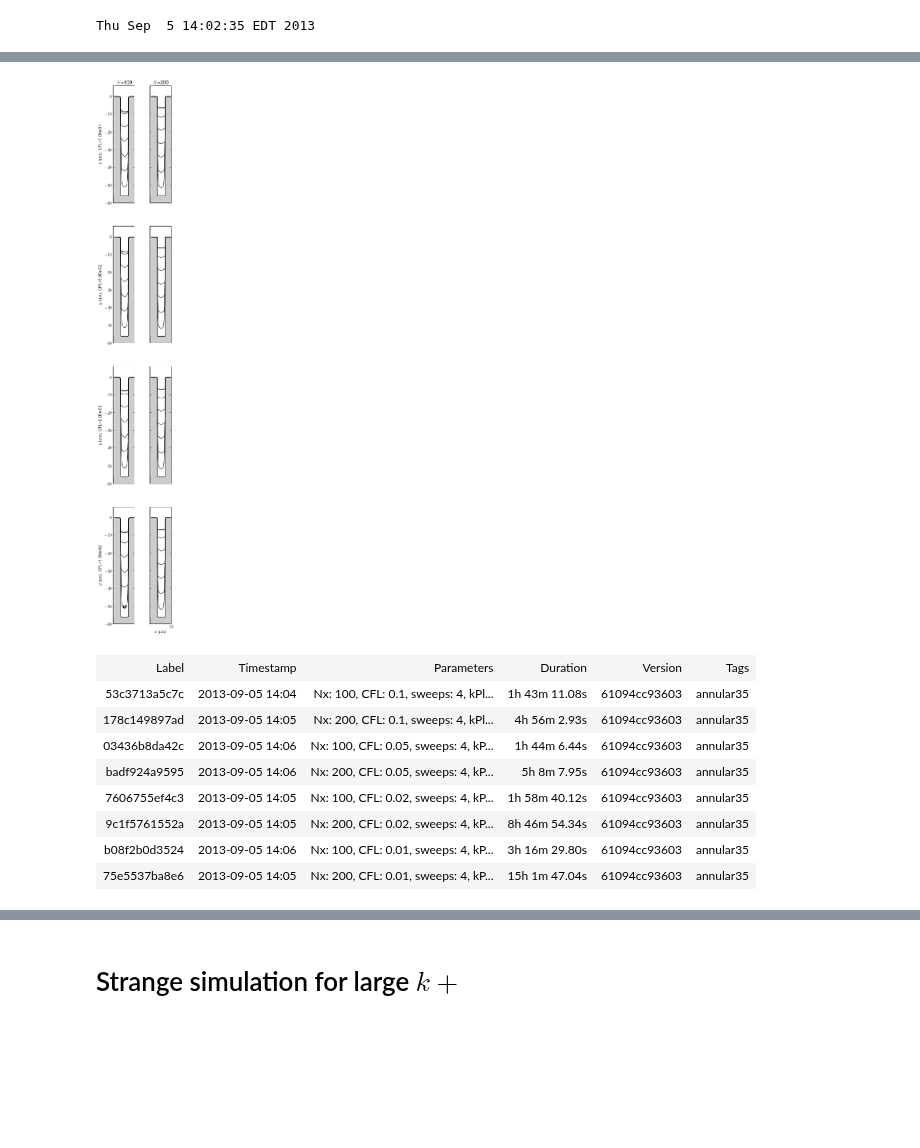
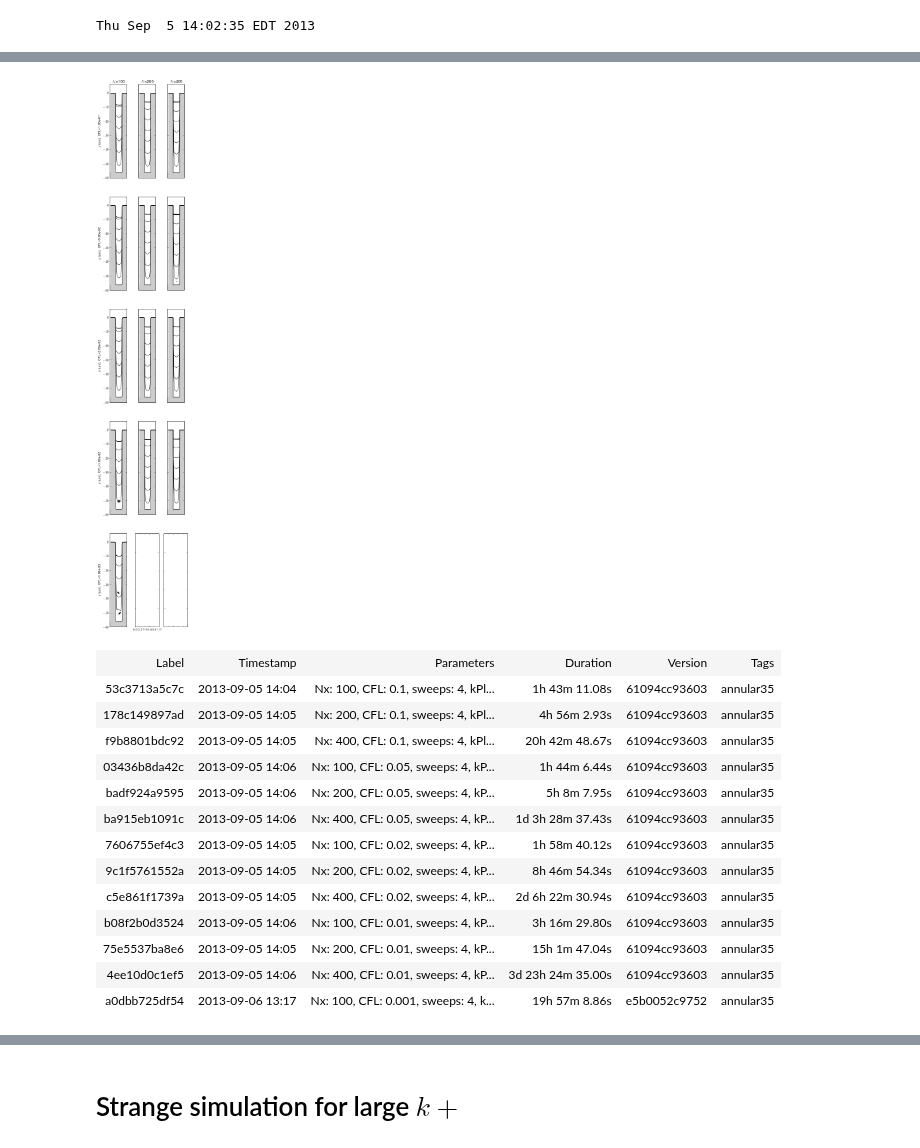
Before and after one commit to wd15/extremefill2D, a Jupyter notebook: annular7.ipynb, the cells around one changed output, grey strips where cells are left out. Drawn from its saved outputs; the diff is of its cells as text; code cells hidden in the pictures; blank space fills up the shorter version.

```diff
--- a/annular7.ipynb
+++ b/annular7.ipynb
@@ -127,14 +132,15 @@ smt_ipy_table([j for i in records for j in i], fields=['label', 'timestamp', 'pa
 # %%
 from multiViewer import MultiViewer
+from tools import getRecord
 
-Nxs = (100, 200)
-sweeps = (0.1, 0.05, 0.02)
-getrecord = lambda CFL, Nx: getSMTRecords(records=annular34Records, parameters={'Nx' : Nx, 'CFL' : CFL, 'sweeps' : 8})[0]
-records = [[getrecord(CFL, Nx) for Nx in Nxs] for CFL in CFLs]
+Nxs = (100, 200, 400)
+CFLs = (0.1, 0.05, 0.02, 0.01)
+
+records = [[getRecord(records=annular34Records, CFL=CFL, Nx=Nx, sweeps=8) for Nx in Nxs] for CFL in CFLs]
 viewer = MultiViewer(records,
                      rowtitle=lambda r: r'CFL={0:1.2e}'.format(r.parameters['CFL']),
                      columntitle=lambda r: r'$N$={0}'.format(r.parameters['Nx']),
                      figsize=(1.5, 6))
 viewer.plot(times=np.arange(10) * 4000. / 9.)
-smt_ipy_table([j for i in records for j in i], fields=['label', 'timestamp', 'parameters', 'duration', 'version', 'tags'], parameters=['Nx', 'CFL', 'sweeps', 'kPlus', 'kMinus'])
+smt_ipy_table([j for i in records for j in i if j], fields=['label', 'timestamp', 'parameters', 'duration', 'version', 'tags'], parameters=['Nx', 'CFL', 'sweeps', 'kPlus', 'kMinus'])
 # %% [output]
@@ -211,30 +221,36 @@ Created Django record store using PostgreSQL
 # %%
 %load_ext autoreload
 %autoreload 2
 
 from multiViewer import MultiViewer
+from tools import getRecord
 
-Nxs = (100, 200)
-CFLs = (0.1, 0.05, 0.02, 0.01)
-getrecord = lambda CFL, Nx: getSMTRecords(records=annular35Records, parameters={'Nx' : Nx, 'CFL' : CFL, 'sweeps' : 4})[0]
-records = [[getrecord(CFL, Nx) for Nx in Nxs] for CFL in CFLs]
+Nxs = (100, 200, 400)
+CFLs = (0.1, 0.05, 0.02, 0.01, 0.001)
+
+records = [[getRecord(records=annular35Records, CFL=CFL, Nx=Nx, sweeps=4) for Nx in Nxs] for CFL in CFLs]
 viewer = MultiViewer(records,
                      rowtitle=lambda r: r'CFL={0:1.2e}'.format(r.parameters['CFL']),
                      columntitle=lambda r: r'$N$={0}'.format(r.parameters['Nx']),
                      figsize=(1.5, 6))
 viewer.plot(times=np.arange(10) * 4000. / 9.)
-smt_ipy_table([j for i in records for j in i], fields=['label', 'timestamp', 'parameters', 'duration', 'version', 'tags'], parameters=['Nx', 'CFL', 'sweeps', 'kPlus', 'kMinus'])
+smt_ipy_table([j for i in records for j in i if j], fields=['label', 'timestamp', 'parameters', 'duration', 'version', 'tags'], parameters=['Nx', 'CFL', 'sweeps', 'kPlus', 'kMinus'])
 # %% [output]
-[figure, old version]
+[figure, new version]
 | Label | Timestamp | Parameters | Duration | Version | Tags |
 | 53c3713a5c7c | 2013-09-05 14:04 | Nx: 100, CFL: 0.1, sweeps: 4, kPl... | 1h 43m 11.08s | 61094cc93603 | annular35 |
 | 178c149897ad | 2013-09-05 14:05 | Nx: 200, CFL: 0.1, sweeps: 4, kPl... | 4h 56m 2.93s | 61094cc93603 | annular35 |
+| f9b8801bdc92 | 2013-09-05 14:05 | Nx: 400, CFL: 0.1, sweeps: 4, kPl... | 20h 42m 48.67s | 61094cc93603 | annular35 |
 | 03436b8da42c | 2013-09-05 14:06 | Nx: 100, CFL: 0.05, sweeps: 4, kP... | 1h 44m 6.44s | 61094cc93603 | annular35 |
 | badf924a9595 | 2013-09-05 14:06 | Nx: 200, CFL: 0.05, sweeps: 4, kP... | 5h 8m 7.95s | 61094cc93603 | annular35 |
+| ba915eb1091c | 2013-09-05 14:06 | Nx: 400, CFL: 0.05, sweeps: 4, kP... | 1d 3h 28m 37.43s | 61094cc93603 | annular35 |
 | 7606755ef4c3 | 2013-09-05 14:05 | Nx: 100, CFL: 0.02, sweeps: 4, kP... | 1h 58m 40.12s | 61094cc93603 | annular35 |
 | 9c1f5761552a | 2013-09-05 14:05 | Nx: 200, CFL: 0.02, sweeps: 4, kP... | 8h 46m 54.34s | 61094cc93603 | annular35 |
+| c5e861f1739a | 2013-09-05 14:05 | Nx: 400, CFL: 0.02, sweeps: 4, kP... | 2d 6h 22m 30.94s | 61094cc93603 | annular35 |
 | b08f2b0d3524 | 2013-09-05 14:06 | Nx: 100, CFL: 0.01, sweeps: 4, kP... | 3h 16m 29.80s | 61094cc93603 | annular35 |
 | 75e5537ba8e6 | 2013-09-05 14:05 | Nx: 200, CFL: 0.01, sweeps: 4, kP... | 15h 1m 47.04s | 61094cc93603 | annular35 |
+| 4ee10d0c1ef5 | 2013-09-05 14:06 | Nx: 400, CFL: 0.01, sweeps: 4, kP... | 3d 23h 24m 35.00s | 61094cc93603 | annular35 |
+| a0dbb725df54 | 2013-09-06 13:17 | Nx: 100, CFL: 0.001, sweeps: 4, k... | 19h 57m 8.86s | e5b0052c9752 | annular35 |
 # %%
 %load_ext autoreload
 %autoreload 2
```
Also changed, not shown: parts of 12 cells of this notebook.
